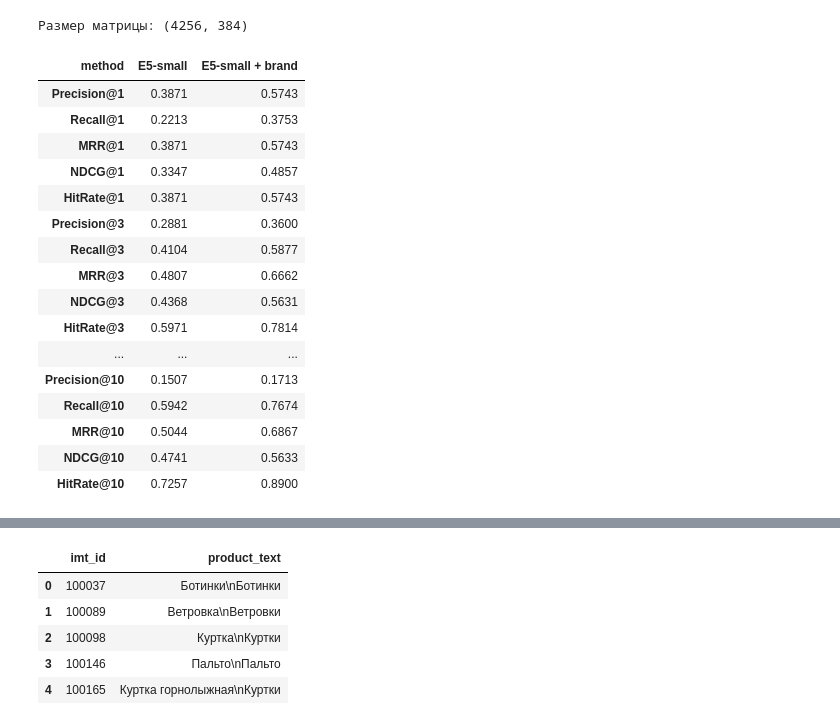
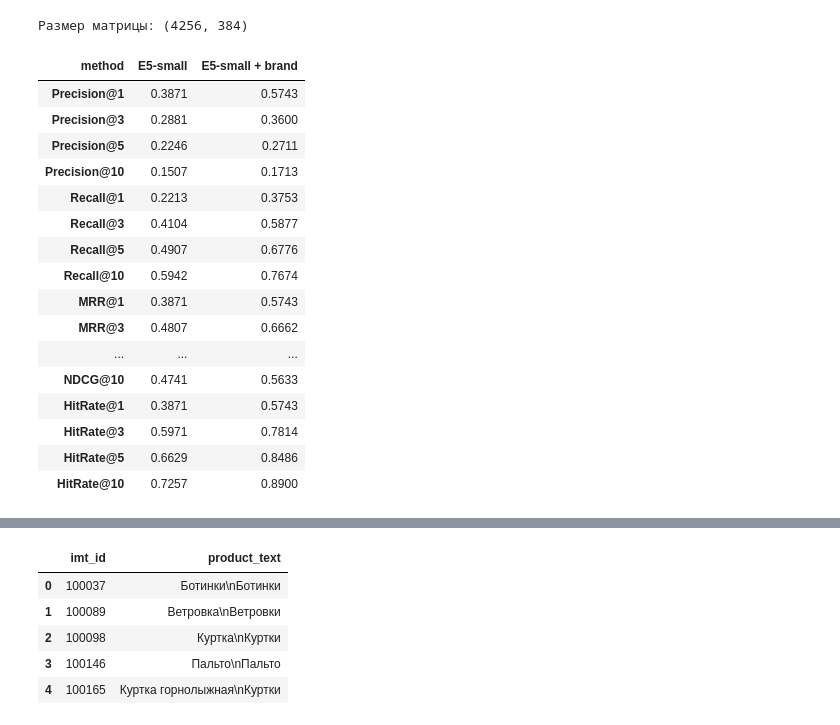
Before and after one commit to Fsalyamov/semantic-search-project, a Jupyter notebook: semantic_search_project.ipynb, the cells around one changed output, grey strips where cells are left out. Cells and saved outputs as stored; diff of their text form; code cells hidden in the pictures.

```diff
--- a/semantic_search_project.ipynb
+++ b/semantic_search_project.ipynb
@@ -1243,0 +1420,7 @@ display(metrics_summary.round(4).T)
+# %%
+metric_order = [
+    f"{metric}@{k}"
+    for metric in ["Precision", "Recall", "MRR", "NDCG", "HitRate"]
+    for k in K_VALUES
+]
+display(metrics_summary[metric_order].round(4).T)
@@ -1342,57 +1548,48 @@ print("Размер матрицы:", product_embeddings_brand.shape)
 # %% [output]
 Размер матрицы: (4256, 384)
 # %%
-def search_semantic_brand(query, top_k=10):
-    if top_k < 1:
-        raise ValueError("top_k должен быть положительным")
-    query_embedding = model.encode(
-        "query: " + clean_text(query),
-        normalize_embeddings=True,
-        convert_to_numpy=True,
-        show_progress_bar=False
-    )
-    scores = product_embeddings_brand @ query_embedding
-    top_indices = np.argsort(-scores, kind="stable")[:top_k]
-    result = eval_catalog_brand.iloc[top_indices][
-        ["imt_id", "imt_name", "subj_name"]
-    ].copy()
-    result["score"] = scores[top_indices]
-    return result.reset_index(drop=True)
-metrics_rows_brand = []
-for row in evaluation_queries.itertuples(index=False):
-    item_ids = search_semantic_brand(row.query_text, top_k=max(K_VALUES))["imt_id"].tolist()
-    result = {"method": "E5-small + brand", "query_id": row.query_id}
-    for k in K_VALUES:
-        result.update(calculate_metrics(
-            item_ids,
-            relevance_maps[row.query_id],
-            k=k,
-            threshold=RELEVANCE_THRESHOLD
-        ))
-    metrics_rows_brand.append(result)
-metrics_by_query_brand = pd.DataFrame(metrics_rows_brand)
-metrics_summary_brand = metrics_by_query_brand.groupby("method").mean(numeric_only=True)
+def evaluate(search_fn, queries, relevance_maps, name):
+    rows = []
+    for row in queries.itertuples(index=False):
+        item_ids = search_fn(row.query_text, top_k=max(K_VALUES))["imt_id"].tolist()
+        result = {"method": name, "query_id": row.query_id}
+        for k in K_VALUES:
+            result.update(calculate_metrics(
+                item_ids,
+                relevance_maps[row.query_id],
+                k=k,
+                threshold=RELEVANCE_THRESHOLD
+            ))
+        rows.append(result)
+    return pd.DataFrame(rows)
+search_semantic_brand = make_semantic_search(
+    product_embeddings_brand, eval_catalog_brand
+)
+metrics_by_query_brand = evaluate(
+    search_semantic_brand, evaluation_queries, relevance_maps, "E5-small + brand"
+)
+metrics_summary_brand = metrics_by_query_brand.groupby("method")[metric_order].mean()
 display(pd.concat([
     metrics_summary.loc[["E5-small"]],
     metrics_summary_brand
-]).round(4).T)
+])[metric_order].round(4).T)
 # %% [output]
 | method | E5-small | E5-small + brand |
 | Precision@1 | 0.3871 | 0.5743 |
+| Precision@3 | 0.2881 | 0.3600 |
+| Precision@5 | 0.2246 | 0.2711 |
+| Precision@10 | 0.1507 | 0.1713 |
 | Recall@1 | 0.2213 | 0.3753 |
+| Recall@3 | 0.4104 | 0.5877 |
+| Recall@5 | 0.4907 | 0.6776 |
+| Recall@10 | 0.5942 | 0.7674 |
 | MRR@1 | 0.3871 | 0.5743 |
-| NDCG@1 | 0.3347 | 0.4857 |
+| MRR@3 | 0.4807 | 0.6662 |
+| ... | ... | ... |
+| NDCG@10 | 0.4741 | 0.5633 |
 | HitRate@1 | 0.3871 | 0.5743 |
-| Precision@3 | 0.2881 | 0.3600 |
-| Recall@3 | 0.4104 | 0.5877 |
-| MRR@3 | 0.4807 | 0.6662 |
-| NDCG@3 | 0.4368 | 0.5631 |
 | HitRate@3 | 0.5971 | 0.7814 |
-| ... | ... | ... |
-| Precision@10 | 0.1507 | 0.1713 |
-| Recall@10 | 0.5942 | 0.7674 |
-| MRR@10 | 0.5044 | 0.6867 |
-| NDCG@10 | 0.4741 | 0.5633 |
+| HitRate@5 | 0.6629 | 0.8486 |
 | HitRate@10 | 0.7257 | 0.8900 |
 # %% [markdown]
 **Вывод по эксперименту 1.**
```
Also changed, not shown: parts of 47 cells of this notebook, 2 other files.
